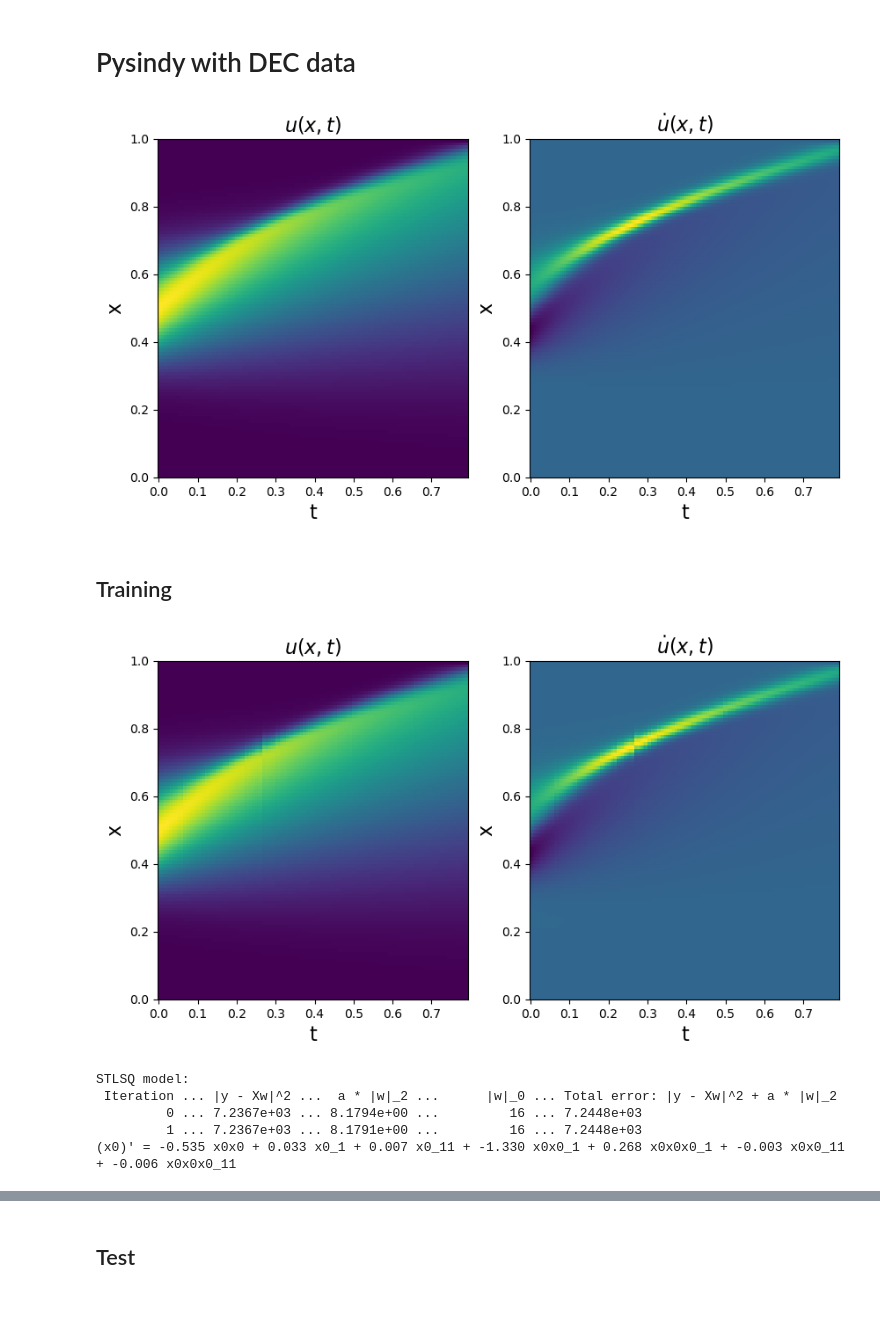
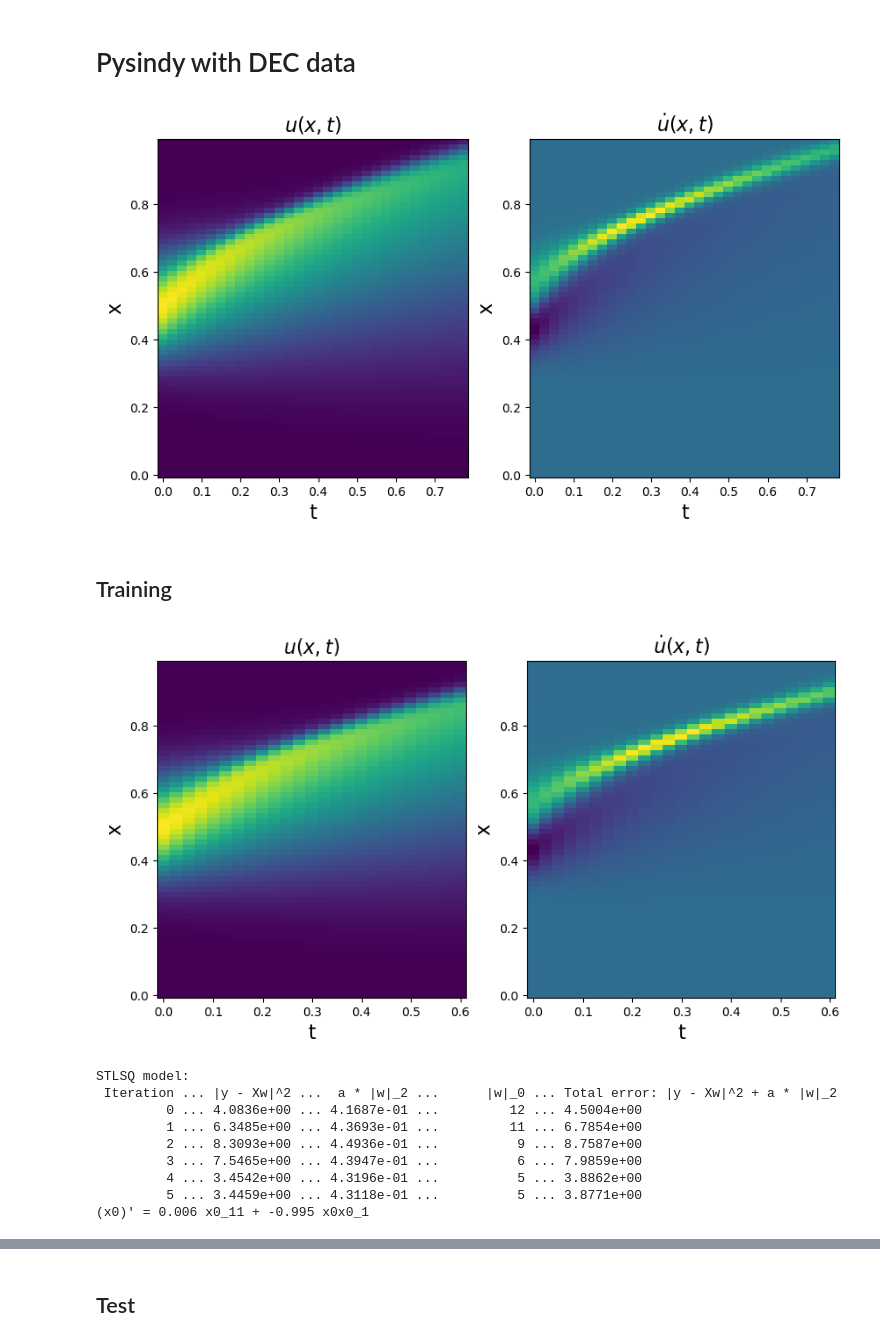
Before and after one commit to cpml-au/AlpineGP, a Jupyter notebook: examples/pysindy.ipynb, the cells around one changed output, grey strips where cells are left out. Drawn from its saved outputs; the diff is of its cells as text; code cells hidden in the pictures; blank space fills up the shorter version.

Commit message:
[WIP] Regenerated dataset for stgp_burgers. Improved pysindy comparison.

```diff
--- a/examples/pysindy.ipynb
+++ b/examples/pysindy.ipynb
@@ -58,8 +69,6 @@ circ = S.circ[1][:,0]
 time_train, time_val, time_test, u_train_T, u_val_T, u_test_T = load_dataset(
     data_path, "npy")
 # %%
-# reconstruct full data (only for plot)
-full_u_data_T = np.zeros((num_t_points_norm, num_x_points_norm-1))
-full_u_data_T[time_train] = u_train_T
-full_u_data_T[time_val] = u_val_T
-full_u_data_T[time_test] = u_test_T
+# construct full u (only for plotting and u_dot)
+prb = b.Burgers(L_norm, T_norm, dx_norm, dt_norm, u_0/umax, nodes_BC, epsilon_norm)
+prb.run("parabolic")
@@ -69,8 +75,22 @@ u_dot_true = ps.FiniteDifference(axis=1)._differentiate(u, t=dt)
+# %%
+u = prb.u
+u_dot_true = ps.FiniteDifference(axis=1)._differentiate(u, t=dt_norm)
+# %%
+# define skip_dx and skip_dt
+skip_dx = 2**2
+skip_dt = 2**5
+
+# define sub-sampled mesh and time interval
+t_sample = t[::skip_dt]
+circ_sample = circ[::skip_dx]
+
+u_sample = u[::skip_dx, ::skip_dt]
+u_dot_sample = u_dot_true[::skip_dx, ::skip_dt]
 # %%
 # PLOT FULL DATA
 fig1, ax = plt.subplots(1, 2, figsize=(10, 5))
-ax[0].pcolormesh(t, circ, u)
-ax[1].pcolormesh(t,circ,u_dot_true)
+ax[0].pcolormesh(t_sample, circ_sample, u_sample)
+ax[1].pcolormesh(t_sample,circ_sample,u_dot_sample)
 ax[0].set_xlabel('t', fontsize=16)
 ax[0].set_ylabel('x', fontsize=16)
 ax[0].set_title(r'$u(x, t)$', fontsize=16)
@@ -79,38 +99,30 @@ ax[1].set_ylabel('x', fontsize=16)
 ax[1].set_title(r'$\dot{u}(x, t)$', fontsize=16)
 plt.show()
 # %% [output]
-[figure, old version]
+[figure, new version]
 # %% [markdown]
 ## Training
 # %%
 # define u_training
 training_time = np.concatenate((time_train, time_val))
-
-# sort times in the correct order
-train_sort_map = np.argsort(training_time)
-training_time_ord = training_time[train_sort_map]
-t_training = t[training_time_ord]
-
-u_training_unordered = np.vstack((u_train_T, u_val_T)).T
-# sort u_training w.r.t. times
-u_training = u_training_unordered[:, train_sort_map]
+t_training = t_sample[training_time]
+u_training = np.vstack((u_train_T, u_val_T)).T
 
 # define u_training_dot
-#u_dot_training_true = u_dot_true[:, training_time_ord]
-u_dot_training_true = ps.FiniteDifference(axis=1)._differentiate(u_training, t=t_training)
+u_dot_training_true = u_dot_sample[:, training_time]
 # %%
 # PRINT TRAINING DATA
 fig1, ax = plt.subplots(1, 2, figsize=(10, 5))
-ax[0].pcolormesh(t_training, circ, u_training)
-ax[1].pcolormesh(t_training,circ,u_dot_training_true)
+ax[0].pcolormesh(t_training, circ_sample, u_training)
+ax[1].pcolormesh(t_training,circ_sample,u_dot_training_true)
 ax[0].set_xlabel('t', fontsize=16)
 ax[0].set_ylabel('x', fontsize=16)
 ax[0].set_title(r'$u(x, t)$', fontsize=16)
 ax[1].set_xlabel('t', fontsize=16)
 ax[1].set_ylabel('x', fontsize=16)
 ax[1].set_title(r'$\dot{u}(x, t)$', fontsize=16)
 plt.show()
 # %% [output]
-[figure, old version]
+[figure, new version]
 # %%
 # reshape u_training and u_dot_training
@@ -133,11 +145,15 @@ model = ps.SINDy(feature_library=pde_lib, optimizer=optimizer)
 # %%
 # fit without u_t
 print('STLSQ model:')
-model.fit(u_training_reshape, t=dt_norm)
+model.fit(u_training_reshape, t=dt_norm*skip_dt)
 model.print()
 # %% [output]
 STLSQ model:
  Iteration ... |y - Xw|^2 ...  a * |w|_2 ...      |w|_0 ... Total error: |y - Xw|^2 + a * |w|_2
-         0 ... 7.2367e+03 ... 8.1794e+00 ...         16 ... 7.2448e+03
-         1 ... 7.2367e+03 ... 8.1791e+00 ...         16 ... 7.2448e+03
-(x0)' = -0.535 x0x0 + 0.033 x0_1 + 0.007 x0_11 + -1.330 x0x0_1 + 0.268 x0x0x0_1 + -0.003 x0x0_11 + -0.006 x0x0x0_11
+         0 ... 4.0836e+00 ... 4.1687e-01 ...         12 ... 4.5004e+00
+         1 ... 6.3485e+00 ... 4.3693e-01 ...         11 ... 6.7854e+00
+         2 ... 8.3093e+00 ... 4.4936e-01 ...          9 ... 8.7587e+00
+         3 ... 7.5465e+00 ... 4.3947e-01 ...          6 ... 7.9859e+00
+         4 ... 3.4542e+00 ... 4.3196e-01 ...          5 ... 3.8862e+00
+         5 ... 3.4459e+00 ... 4.3118e-01 ...          5 ... 3.8771e+00
+(x0)' = 0.006 x0_11 + -0.995 x0x0_1
```
Also changed, not shown: parts of 15 cells of this notebook, 9 other files.
